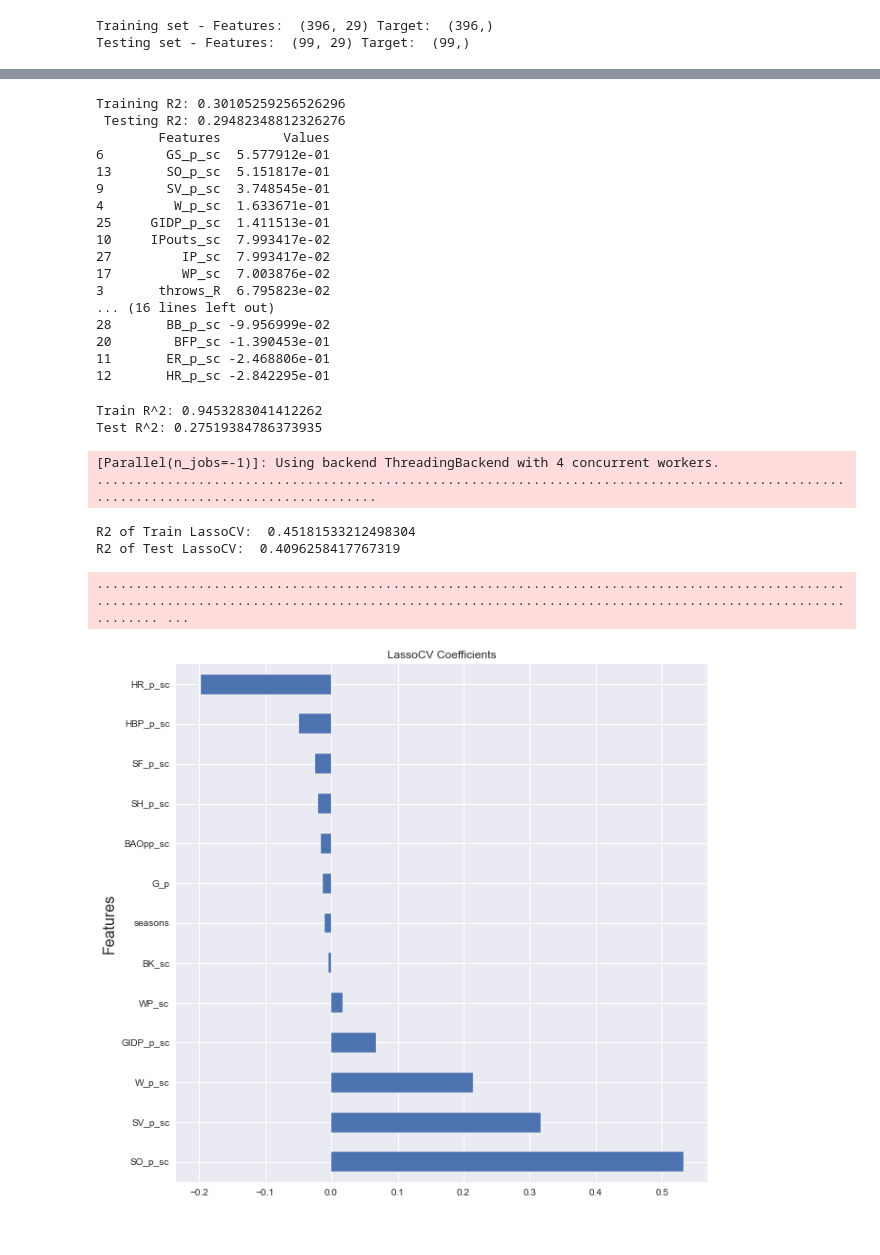
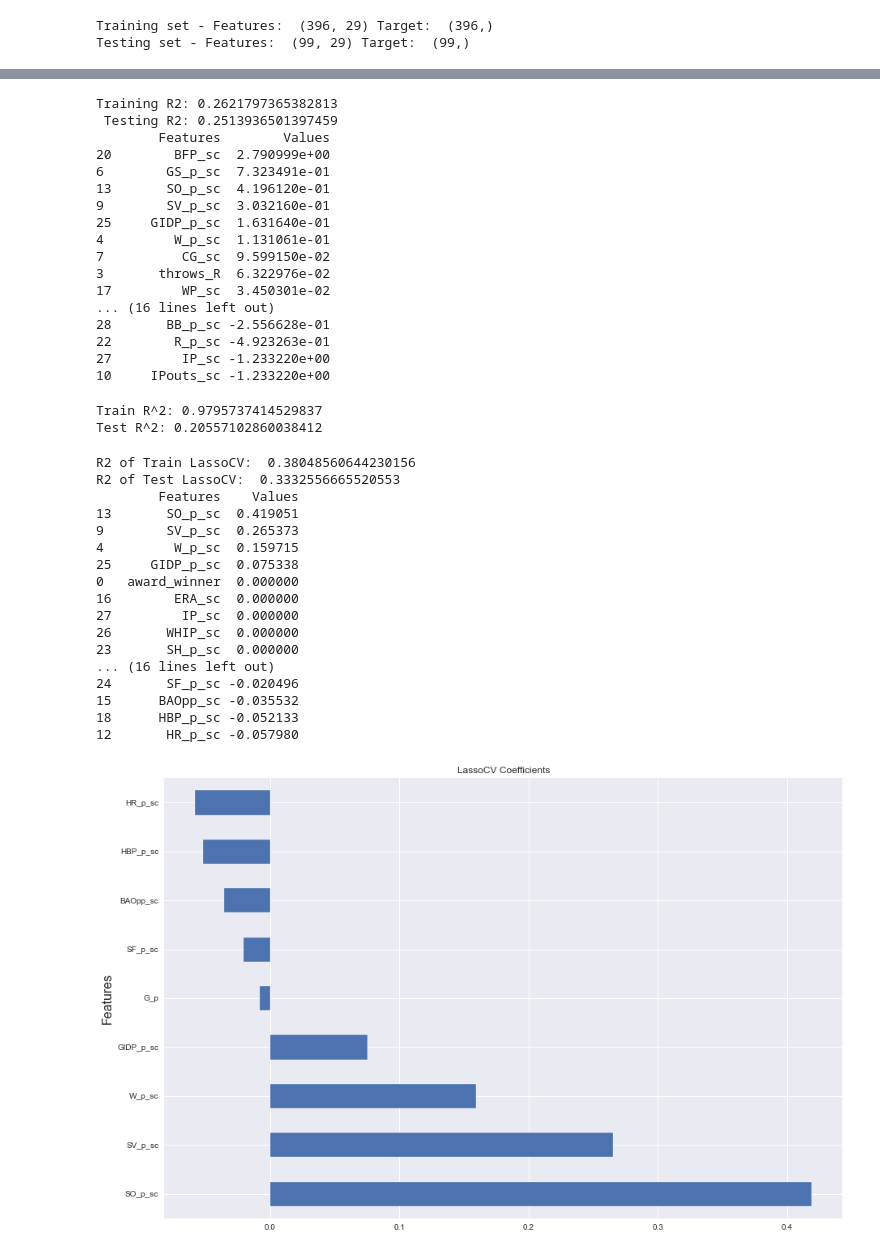
Before and after one commit to ptorres001/MLB_Salary_prediction, a Jupyter notebook: 03_modeling.ipynb, the cells around one changed output, grey strips where cells are left out. Saved outputs shown, nothing was run; the diff lists cells and outputs as text; code cells hidden in the pictures.

Commit message:
finalizing model visualizations

```diff
--- a/03_modeling.ipynb
+++ b/03_modeling.ipynb
@@ -38,3 +38,4 @@ pd.set_option('display.max_rows', 80)
 %matplotlib inline
 # %%
 df = pd.read_csv('rookie.csv')
+df['log_sal'] = np.log(df.salary)
@@ -299,10 +58,10 @@ bat.head()
 # %%
 pitch = pitch[['playerID','award_winner','salary','seasons','G_p','W_p','L_p','GS_p','CG','SHO_p','SV_p','IPouts',
                'ER_p','HR_p','SO_p','IBB_p','BAOpp','ERA','WP','HBP_p','BK','BFP','GF','R_p','SH_p','SF_p','GIDP_p',
-               'WHIP','IP','BB_p','throws_R']]
+               'WHIP','IP','BB_p','throws_R','log_sal']]
 bat = bat[['playerID','award_winner','salary','seasons','G','AB','R','H','DBL','TPL','HR','RBI','SB','CS','BB','SO',
            'IBB','HBP','SH','SF','GIDP','OBP','BA','TB','SLG','OPS','throws_R','bats_L','bats_R','prim_pos_2B',
-           'prim_pos_3B','prim_pos_C','prim_pos_OF','prim_pos_P','prim_pos_SS']]
+           'prim_pos_3B','prim_pos_C','prim_pos_OF','prim_pos_P','prim_pos_SS','log_sal']]
 # %%
 print(pitch.shape)
 print(bat.shape)
@@ -538,7 +310,7 @@ r2_score(y, kelevin)
 # %% [output]
 0.0
 # %%
-target = pitch.salary
+target = pitch.log_sal
 
 X_train, X_test, y_train, y_test = train_test_split(pitch[features], target,
                                                     random_state = 115, test_size = 0.2)
@@ -622,23 +404,23 @@ print(' Testing R2: '+ str(testr2) )
 
 print(model_coef)
 # %% [output]
-Training R2: 0.30105259256526296
- Testing R2: 0.29482348812326276
+Training R2: 0.2621797365382813
+ Testing R2: 0.2513936501397459
         Features        Values
-6        GS_p_sc  5.577912e-01
-13       SO_p_sc  5.151817e-01
-9        SV_p_sc  3.748545e-01
-4         W_p_sc  1.633671e-01
-25     GIDP_p_sc  1.411513e-01
-10     IPouts_sc  7.993417e-02
-27         IP_sc  7.993417e-02
-17         WP_sc  7.003876e-02
-3       throws_R  6.795823e-02
+20        BFP_sc  2.790999e+00
+6        GS_p_sc  7.323491e-01
+13       SO_p_sc  4.196120e-01
+9        SV_p_sc  3.032160e-01
+25     GIDP_p_sc  1.631640e-01
+4         W_p_sc  1.131061e-01
+7          CG_sc  9.599150e-02
+3       throws_R  6.322976e-02
+17         WP_sc  3.450301e-02
 ... (16 lines left out)
-28       BB_p_sc -9.956999e-02
-20        BFP_sc -1.390453e-01
-11       ER_p_sc -2.468806e-01
-12       HR_p_sc -2.842295e-01
+28       BB_p_sc -2.556628e-01
+22        R_p_sc -4.923263e-01
+27         IP_sc -1.233220e+00
+10     IPouts_sc -1.233220e+00
 # %%
 GBest = ensemble.GradientBoostingRegressor(n_estimators=3000, learning_rate=0.05, max_depth=3, max_features='sqrt',
                                                min_samples_leaf=15, min_samples_split=10, loss='huber')
@@ -653,10 +435,10 @@ test_r2 = r2_score(y_test_pitch, y_pred_gb)
 print('Train R^2: ' + str(train_r2))
 print('Test R^2: ' + str(test_r2))
 # %% [output]
-Train R^2: 0.9453283041412262
-Test R^2: 0.27519384786373935
+Train R^2: 0.9795737414529837
+Test R^2: 0.20557102860038412
 # %%
-lassoCV_model = LassoCV(cv=5, random_state=42, verbose=1, n_jobs = -1)
+lassoCV_model = LassoCV(cv=5, random_state=42, n_jobs = -1)
 lassoCV_model.fit(X_train_pitch, y_train_pitch)
 trainr2 = lassoCV_model.score(X_train_pitch, y_train_pitch)
 testr2 = lassoCV_model.score(X_test_pitch, y_test_pitch)
@@ -664,25 +446,37 @@ testr2 = lassoCV_model.score(X_test_pitch, y_test_pitch)
 lassoCV_pred = lassoCV_model.predict(X_test_pitch)
 
 coef_df = pd.DataFrame()
-coef_df['features'] = X_train_pitch.columns
-coef_df['values'] = lassoCV_model.coef_
-model_coef = coef_df.sort_values(by='values', ascending= False)
-model_coef
+coef_df['Features'] = X_train_pitch.columns
+coef_df['Values'] = lassoCV_model.coef_
+model_coef = coef_df.sort_values(by='Values', ascending= False)
 print('R2 of Train LassoCV: ', trainr2)
 print('R2 of Test LassoCV: ', testr2)
+print(model_coef)
 # %% [output]
-[Parallel(n_jobs=-1)]: Using backend ThreadingBackend with 4 concurrent workers.
-....................................................................................................................................
+R2 of Train LassoCV:  0.38048560644230156
+R2 of Test LassoCV:  0.3332556665520553
+        Features    Values
+13       SO_p_sc  0.419051
+9        SV_p_sc  0.265373
+4         W_p_sc  0.159715
+25     GIDP_p_sc  0.075338
+0   award_winner  0.000000
+16        ERA_sc  0.000000
+27         IP_sc  0.000000
+26       WHIP_sc  0.000000
+23       SH_p_sc  0.000000
+... (16 lines left out)
+24       SF_p_sc -0.020496
+15      BAOpp_sc -0.035532
+18      HBP_p_sc -0.052133
+12       HR_p_sc -0.057980
-R2 of Train LassoCV:  0.45181533212498304
-R2 of Test LassoCV:  0.4096258417767319
-........................................................................................................................................................................................................ ...
 # %%
-fig, ax = plt.subplots(figsize=(10,10))
-model_coef.loc[model_coef['values'] !=0].plot.barh(x='features', y= 'values', ax= ax, legend=False)
+fig, ax = plt.subplots(figsize=(15,10))
+model_coef.loc[model_coef['Values'] !=0].plot.barh(x='Features', y= 'Values', ax= ax, legend=False)
 ax.set_ylabel('Features', fontsize=16)
 ax.set_title('LassoCV Coefficients')
 
 plt.savefig('PNG/lassocv_coef.png', dpi=300,
             bbox_inches= 'tight', padding_inches = 4, transparent = True )
 # %% [output]
-[figure, old version]
+[figure, new version]
```
Also changed, not shown: parts of 45 cells of this notebook.
